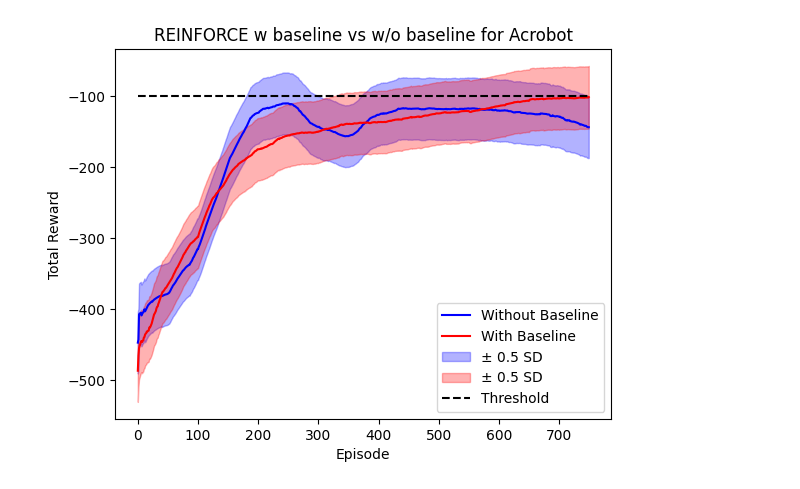
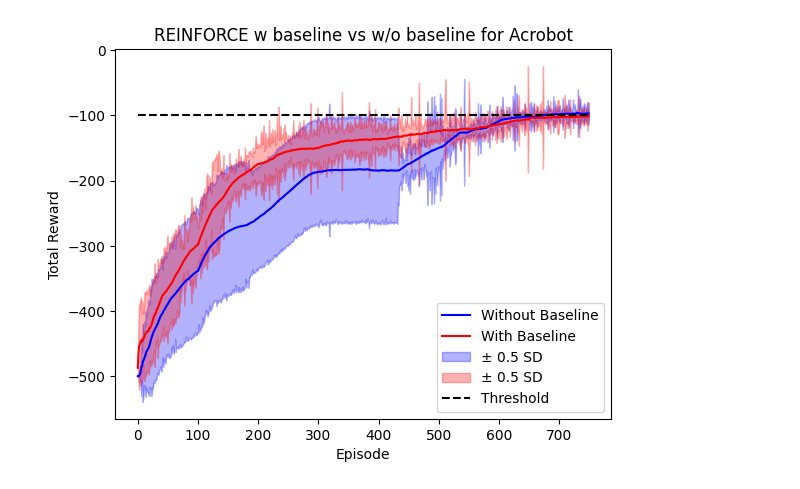
Before and after one commit to adithyaa-rg/PA2_DuelingDQN_MC-Reinforce_ED21B005_ED21B046, a Jupyter notebook: McReinforce/plotter.ipynb, the cells around one changed output. Cells and saved outputs as stored; diff of their text form; code cells hidden in the pictures.

```diff
--- a/McReinforce/plotter.ipynb
+++ b/McReinforce/plotter.ipynb
@@ -24,10 +24,10 @@ def compare_plot(all_rewards_1, all_rewards_2, name, threshold = -100):
     Returns:
     None
     """
+    std_dev_1 = np.std(all_rewards_1, axis=0)
+    std_dev_2 = np.std(all_rewards_2, axis=0)
     all_rewards_1 = window_mean(all_rewards_1, 100)
     all_rewards_2 = window_mean(all_rewards_2, 100)
-    std_dev_1 = np.std(all_rewards_1)
-    std_dev_2 = np.std(all_rewards_2)
     x_1 = np.arange(0,len(all_rewards_1))
     x_2 = np.arange(0,len(all_rewards_2))
     plt.fill_between
@@ -51,7 +51,7 @@ def compare_plot(all_rewards_1, all_rewards_2, name, threshold = -100):
     plt.show()
 # %%
 w_b = np.load("./plots/acrobot_with_baseline.npy")
-wo_b = np.load("./plots/acrobot_without_baseline.npy")
+wo_b = np.load("./plots/acrobot_without_baseline.npy")[0]
 compare_plot(wo_b, w_b, "REINFORCE w baseline vs w/o baseline for Acrobot")
 # %% [output]
-[figure, old version]
+[figure, new version]
```
Also changed, not shown: 1 other file.
